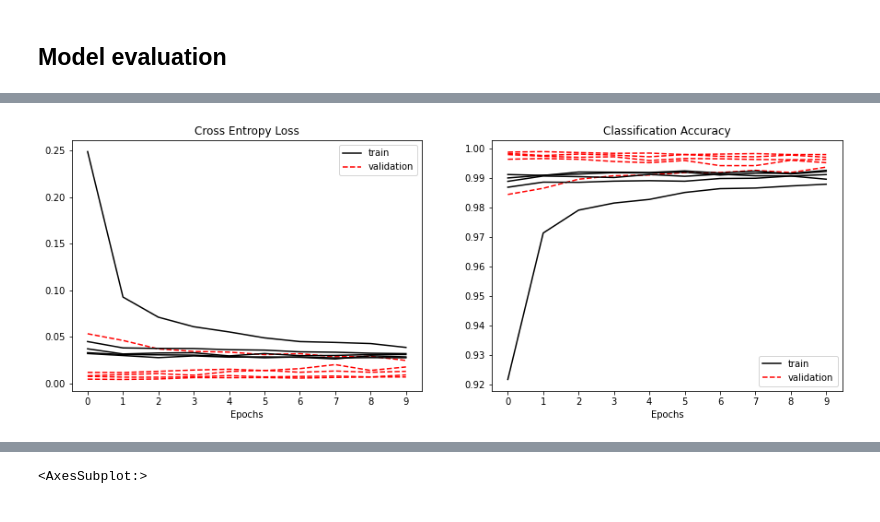
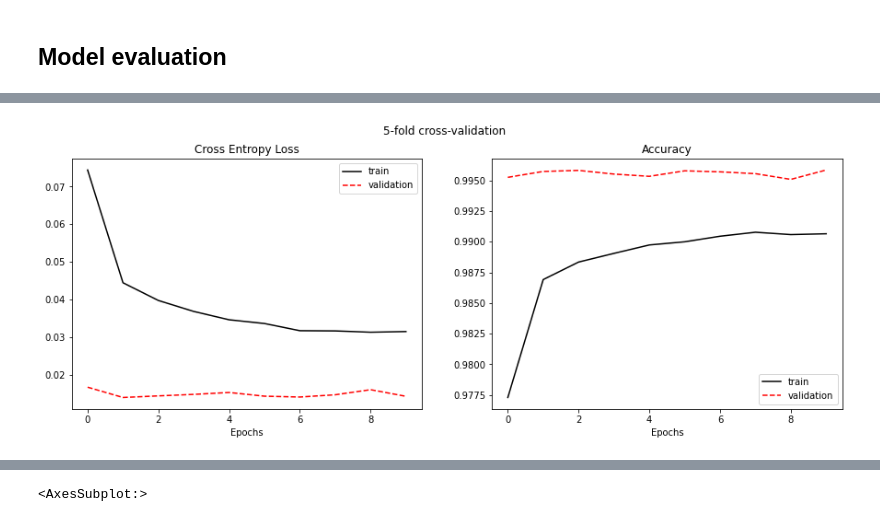
Before and after one commit to FrancescoTamborra/MNIST_CNN_keras, a Jupyter notebook: MNIST_CNN.ipynb, the cells around one changed output, grey strips where cells are left out. Cells and saved outputs as stored; diff of their text form; code cells hidden in the pictures.

```diff
--- a/MNIST_CNN.ipynb
+++ b/MNIST_CNN.ipynb
@@ -171,6 +131,6 @@ def evaluate_model(model, dataX, dataY, n_folds=5, epochs=8, verbose=0, batch_si
         histories.append(history)
     return histories
 # %%
-histories_best_model = evaluate_model(define_best_model(), trainX, trainY, verbose=1, epochs=10)
+histories_best_model = evaluate_model(define_best_model(), trainX, trainY, verbose=2, epochs=10)
 # %% [output]
 Epoch 1/10
@@ -192,0 +155,8 @@ Epoch 10/10
+# %%
+import json
+
+list_histories = []
+for h in histories_best_model:
+    list_histories.append(json.dumps(h.history))
+
+json.dump(list_histories, open('list_histories.txt', 'w'), indent=4)
@@ -192,0 +171,6 @@ Epoch 10/10
+# %%
+with open('list_histories.txt') as json_file:
+    data = json.load(json_file)
+
+print(type(data))
+print(type(data[0]))
@@ -192,0 +180,20 @@ Epoch 10/10
+# %%
+# Average over folds
+all_loss = []
+all_acc = []
+all_val_loss = []
+all_val_acc = []
+for h in data:
+    hj = json.loads(h.replace("'",'"'))
+    all_loss.append(hj['loss'])
+    all_acc.append(hj['accuracy'])
+    all_val_loss.append(hj['val_loss'])
+    all_val_acc.append(hj['val_accuracy'])
+
+av_loss = np.mean(np.array(all_loss), axis=0)
+av_acc = np.mean(np.array(all_acc), axis=0)
+av_val_loss = np.mean(np.array(all_val_loss), axis=0)
+av_val_acc = np.mean(np.array(all_val_acc), axis=0)
+histories_av = [av_loss, av_acc, av_val_loss, av_val_acc]
+print(histories_av)
+# pretty ugly...think about a more elegant solution in 40D
@@ -193,7 +206,7 @@ Epoch 10/10
 # %%
-model_performance(histories_best_model)
+model_performance(histories_av)
 # %% [output]
-[figure, old version]
+[figure, new version]
 # %%
 final_model = define_best_model()
 # %%
```
Also changed, not shown: parts of 14 cells of this notebook, 1 other file.
